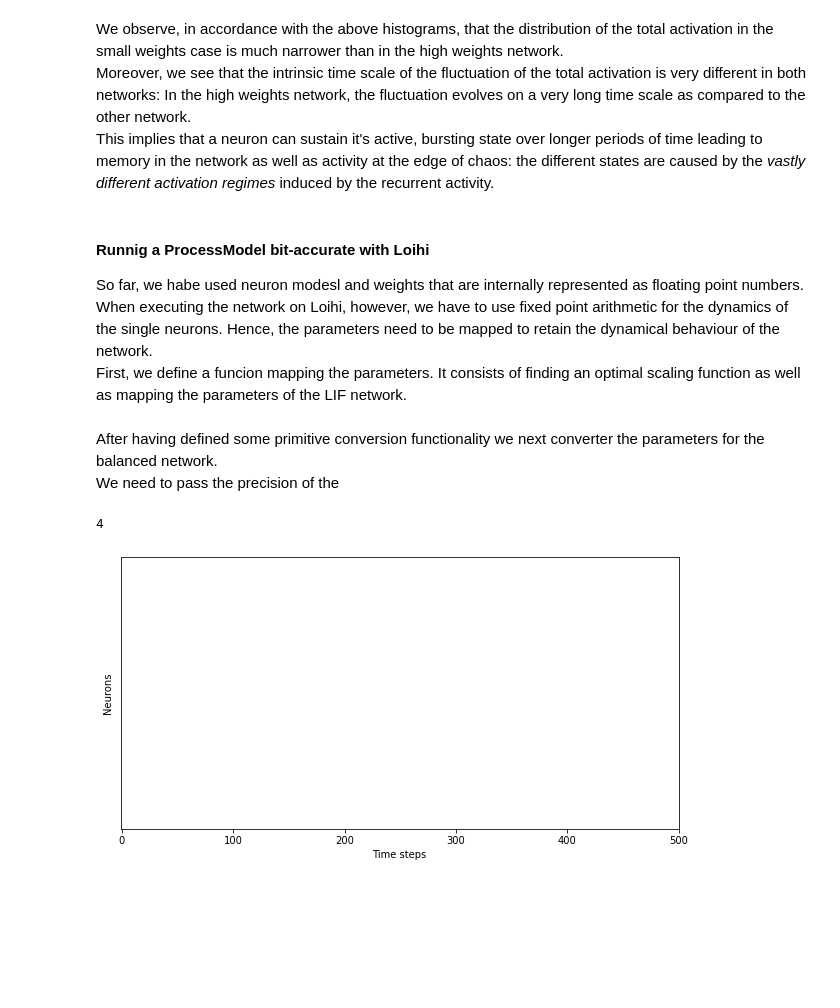
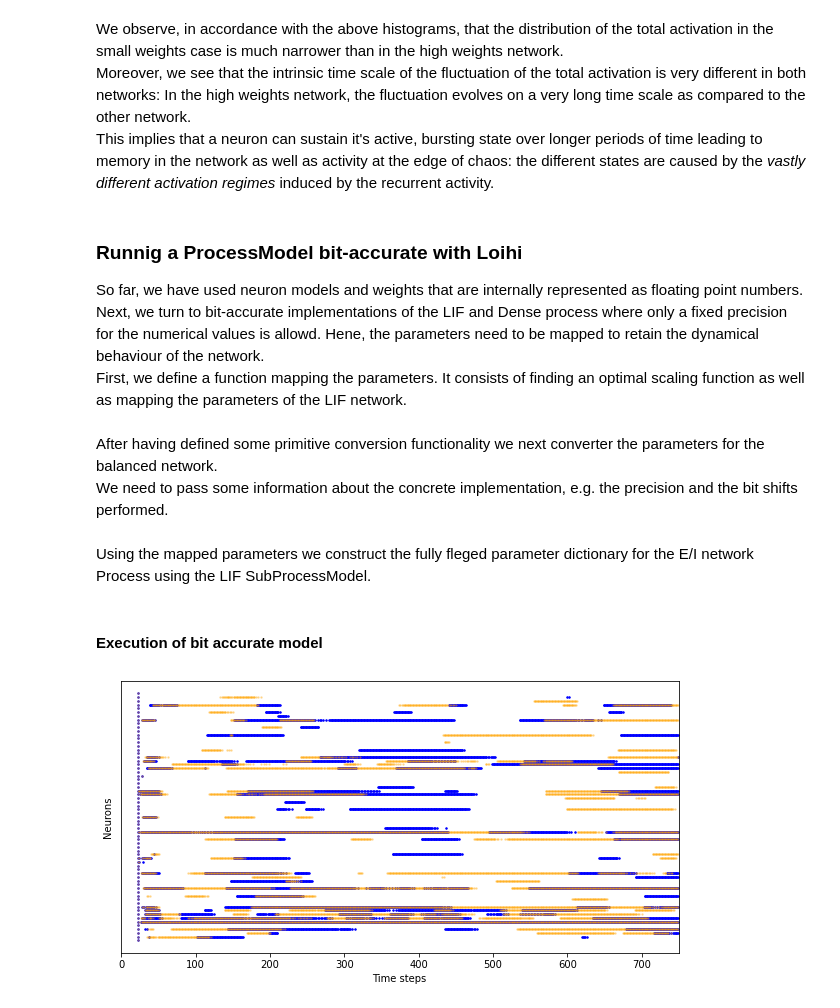
Before and after one commit to lava-nc/lava, a Jupyter notebook: tutorials/end_to_end/tutorial02_excitatory_inhibitory_network_higher_level.ipynb, the cells around one changed output. Cells and saved outputs as stored; diff of their text form; code cells hidden in the pictures; blank space fills up the shorter version.

Commit message:
Add float- to fixed-point conversion example

```diff
--- a/tutorials/end_to_end/tutorial02_excitatory_inhibitory_network_higher_level.ipynb
+++ b/tutorials/end_to_end/tutorial02_excitatory_inhibitory_network_higher_level.ipynb
@@ -236,7 +235,7 @@ Finally, we set a parameter that controls the response properties of the network
 np.random.seed(1234)
 
 # Dimensionality of network
-dim = 300
+dim = 400
 shape = (dim,)
 
 # We represented the dimensionality by 400 neurons. As stated above 80% of the neurons will be excitatory
@@ -248,12 +247,12 @@ num_neurons_inh = dim - num_neurons_exc
 params_exc = {
     "shape_exc": num_neurons_exc,
     "dr_exc": 0.01,
-    "bias_exc": 0.075}
+    "bias_exc": 0.1}
 
 params_inh = {
     "shape_inh": num_neurons_inh,
     "dr_inh": 0.01,
-    "bias_inh": 0.075}
+    "bias_inh": 0.1}
 
 # Inhibition-exciation balance for scaling inhibitory weights to maintain balance (4 times as many excitatory neurons)
 g_factor = 4.5
@@ -594,7 +588,7 @@ lif_network_balanced.stop()
 First, we visually inspect to spiking activity of the neurons in the network.<br>
 To this end, we display neurons on the vertical axis and mark the time step when a neuron spiked.
 # %%
-def raster_plot(spks, stride=6, fig=None, color='b'):
+def raster_plot(spks, stride=6, fig=None, color='b', alpha=1):
     """Generate raster plot of spiking activity
 
     Parameters
@@ -626,7 +620,8 @@ def raster_plot(spks, stride=6, fig=None, color='b'):
                  linestyle=' ',
                  marker='o',
                  markersize=1.5,
-                 color=color)
+                 color=color,
+                 alpha=alpha)
 
     return fig
 # %%
@@ -663,7 +658,7 @@ Such a network is unfit to perform meaningful computation.
 Next, we pass the rate network parameters for which we increased the `q_factor` to the spiking E/I network.<br>
 Dynamically, this increase again should result in a fundamentally different network state.
 # %%
-num_steps = 1000
+num_steps = 750
 rcfg = CustomRunConfigFloat(select_tag='lif_neurons', select_sub_proc_model=True)
 run_cond = RunSteps(num_steps=num_steps)
 
@@ -854,10 +847,10 @@ Moreover, we see that the intrinsic time scale of the fluctuation of the total a
 In the high weights network, the fluctuation evolves on a very long time scale as compared to the other network. <br>
 This implies that a neuron can sustain it's active, bursting state over longer periods of time leading to memory in the network as well as activity at the edge of chaos: the different states are caused by the *vastly different activation regimes* induced by the recurrent activity. <br>
 # %% [markdown]
-#### Runnig a ProcessModel bit-accurate with Loihi
-So far, we habe used neuron modesl and weights that are internally represented as floating point numbers. <br>
-When executing the network on Loihi, however, we have to use fixed point arithmetic for the dynamics of the single neurons. Hence, the parameters need to be mapped to retain the dynamical behaviour of the network. <br>
-First, we define a funcion mapping the parameters. It consists of finding an optimal scaling function as well as mapping the parameters of the LIF network.
+### Runnig a ProcessModel bit-accurate with Loihi
+So far, we have used neuron models and weights that are internally represented as floating point numbers. <br>
+Next, we turn to bit-accurate implementations of the LIF and Dense process where only a fixed precision for the numerical values is allowd. Hene, the parameters need to be mapped to retain the dynamical behaviour of the network. <br>
+First, we define a function mapping the parameters. It consists of finding an optimal scaling function as well as mapping the parameters of the LIF network.
 # %%
 def _scaling_funct(params):
     '''Find optimal scaling function for float- to fixed-point mapping.
@@ -971,4 +960,4 @@ def scaling_funct_dudv(val):
 # %% [markdown]
 After having defined some primitive conversion functionality we next converter the parameters for the balanced network. <br>
-We need to pass the precision of the
+We need to pass some information about the concrete implementation, e.g. the precision and the bit shifts performed.
 # %%
@@ -991 +980,3 @@ mapped_params = float2fixed_lif_parameter(params)
+# %% [markdown]
+Using the mapped parameters we construct the fully fleged parameter dictionary for the E/I network Process using the LIF SubProcessModel.
 # %%
@@ -1008,17 +1000,16 @@ lif_params_balanced_fixed = {'shape_exc': lif_params_balanced['shape_exc'],
+# %% [markdown]
+#### Execution of bit accurate model
 # %%
-from lava.magma.core.run_conditions import RunSteps
-from lava.magma.core.run_configs import Loihi1SimCfg
-# Import io processes
-from lava.proc import io
-
+# Import bit accurate ProcessModels
 from lava.proc.dense.models import PyDenseModelBitAcc
 from lava.proc.lif.models import PyLifModelBitAcc
 
 
 # Configurations for execution
-num_steps = 500
+num_steps = 750
 run_cond = RunSteps(num_steps=num_steps)
 
+# Define custom Run Config for execution of bit accurate models
 class CustomRunConfigFixed(Loihi1SimCfg):
     def select(self, proc, proc_models):
         # customize run config to always use float model for io.sink.RingBuffer
@@ -1033,30 +1024,19 @@ class CustomRunConfigFixed(Loihi1SimCfg):
 
 rcfg = CustomRunConfigFixed(select_tag='lif_neurons', select_sub_proc_model=True)
 
-# Convert the rates
-# Instantiating network and IO processes
-# network_params_balanced['convert'] = True
-lif_network_balanced_fixed = EINetwork(**lif_params_balanced_fixed)
+lif_network_critical_fixed = EINetwork(**lif_params_critical_fixed)
 outport_plug = io.sink.RingBuffer(shape=shape, buffer=num_steps)
-#monitor_v = Monitor()
-#monitor_u = Monitor()
 
-lif_network_balanced_fixed.outport.connect(outport_plug.a_in)
-#monitor_v.probe(target=lif_network_balanced.state,  num_steps=num_steps)
-#monitor_u.probe(target=lif_network_balanced.state_alt,  num_steps=num_steps)
+lif_network_critical_fixed.outport.connect(outport_plug.a_in)
 
-lif_network_balanced_fixed.run(condition=run_cond, run_cfg=rcfg)
+lif_network_critical_fixed.run(condition=run_cond, run_cfg=rcfg)
 
 # Fetching spiking activity
-spks_balanced_fixed = outport_plug.data.get()
-#data_v_balanced = monitor_v.get_data()[lif_network_balanced.name][lif_network_balanced.state.name]
-#data_u_balanced = monitor_u.get_data()[lif_network_balanced.name][lif_network_balanced.state_alt.name]
+spks_critical_fixed = outport_plug.data.get()
 
-lif_network_balanced_fixed.stop()
+lif_network_critical_fixed.stop()
-# %% [output]
-4
 # %%
-fig = raster_plot(spks=spks_balanced_fixed)
-#fig = raster_plot(spks=spks_critical, fig=fig, color='orange')
+fig = raster_plot(spks=spks_critical_fixed)
+fig = raster_plot(spks=spks_critical, fig=fig, color='orange', alpha=0.3)
 # %% [output]
-[figure, old version]
+[figure, new version]
```
Also changed, not shown: parts of 32 cells of this notebook, 1 other file.
